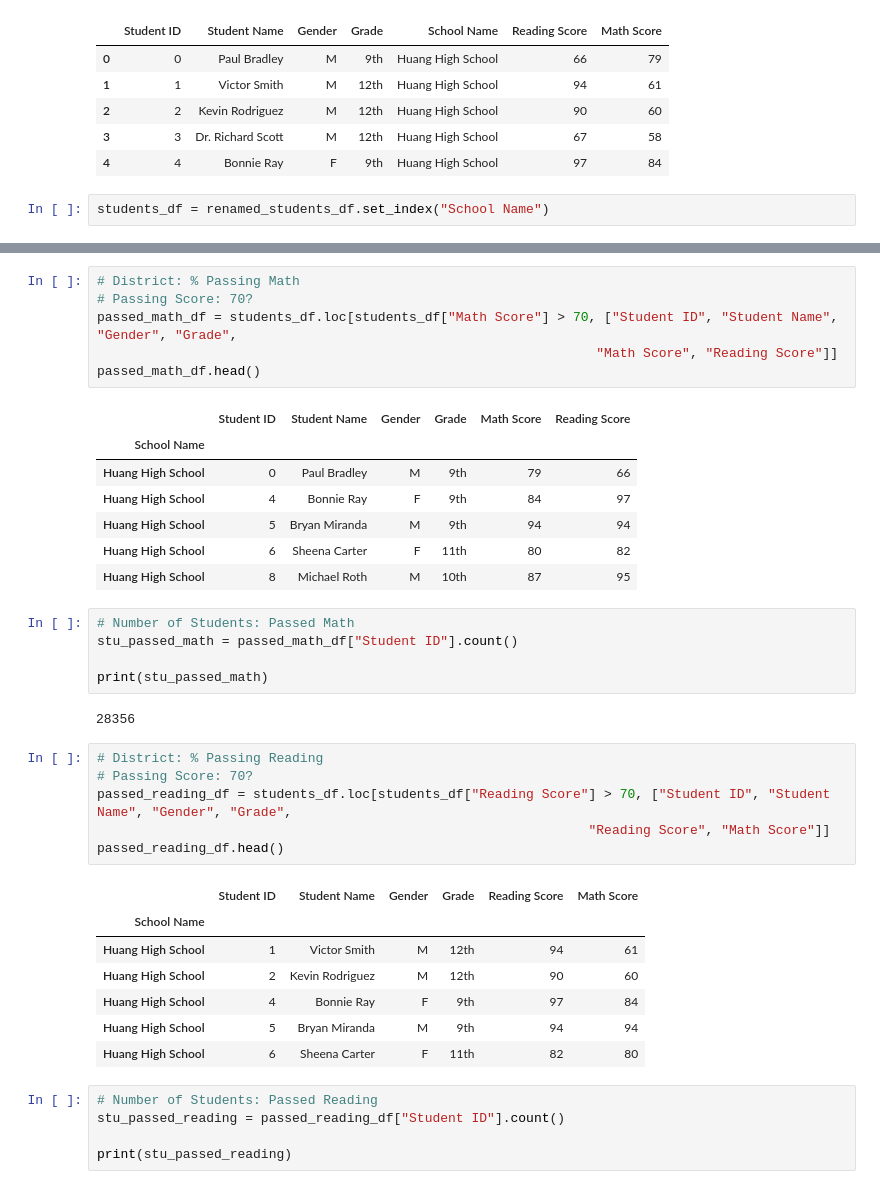
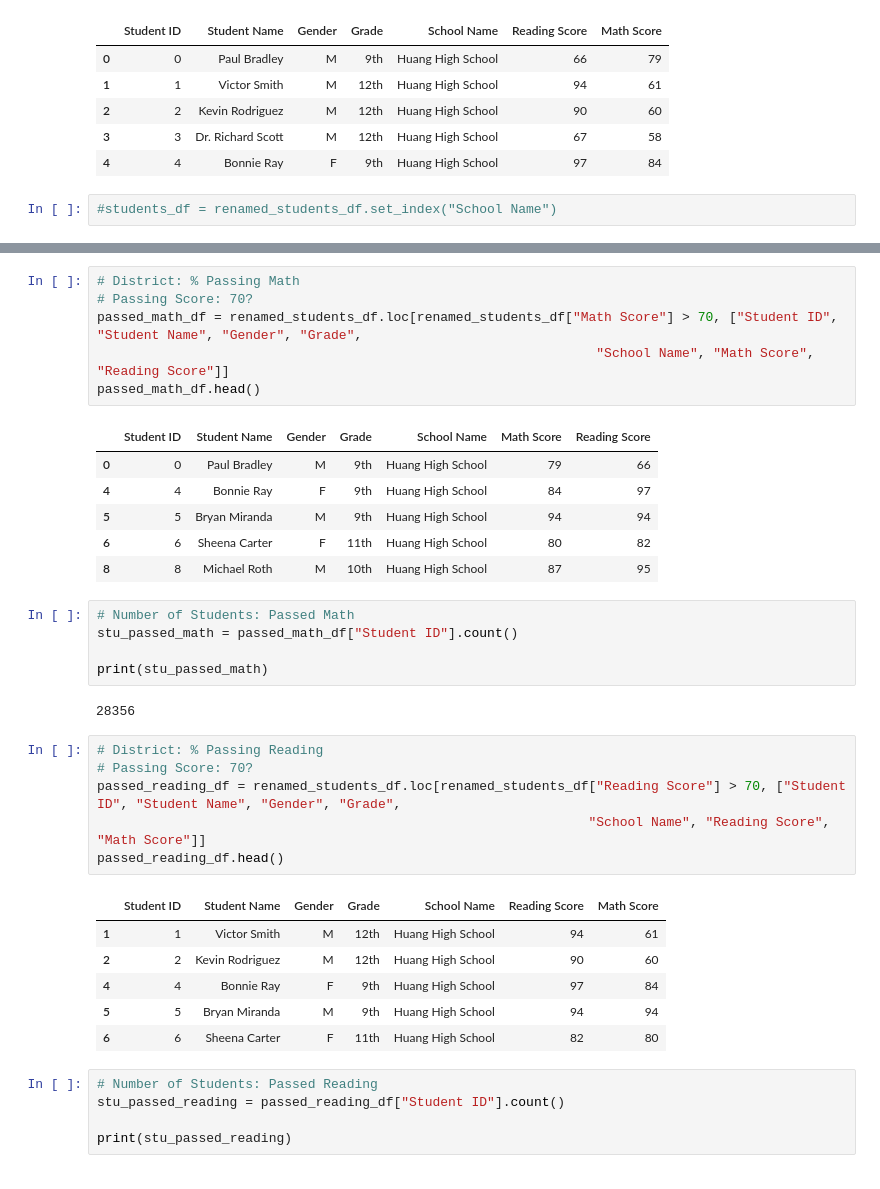
Before and after one commit to juliabrunett/pandas-challenge, a Jupyter notebook: PyCitySchools/PyCitySchools.ipynb, the cells around one changed output, grey strips where cells are left out. Saved outputs shown, nothing was run; the diff lists cells and outputs as text.

Commit message:
Completed school metric code

```diff
--- a/PyCitySchools/PyCitySchools.ipynb
+++ b/PyCitySchools/PyCitySchools.ipynb
@@ -60,5 +52,5 @@ renamed_students_df.head()
 | 3 | 3 | Dr. Richard Scott | M | 12th | Huang High School | 67 | 58 |
 | 4 | 4 | Bonnie Ray | F | 9th | Huang High School | 97 | 84 |
 # %%
-students_df = renamed_students_df.set_index("School Name")
+#students_df = renamed_students_df.set_index("School Name")
 # %%
@@ -127,17 +119,16 @@ Name: Reading Score, dtype: float64
 # %%
 # District: % Passing Math
 # Passing Score: 70?
-passed_math_df = students_df.loc[students_df["Math Score"] > 70, ["Student ID", "Student Name", "Gender", "Grade",
-                                                                "Math Score", "Reading Score"]]
+passed_math_df = renamed_students_df.loc[renamed_students_df["Math Score"] > 70, ["Student ID", "Student Name", "Gender", "Grade",
+                                                                "School Name", "Math Score", "Reading Score"]]
 passed_math_df.head()
 # %% [output]
-|  | Student ID | Student Name | Gender | Grade | Math Score | Reading Score |
-| School Name |  |  |  |  |  |  |
-| Huang High School | 0 | Paul Bradley | M | 9th | 79 | 66 |
-| Huang High School | 4 | Bonnie Ray | F | 9th | 84 | 97 |
-| Huang High School | 5 | Bryan Miranda | M | 9th | 94 | 94 |
-| Huang High School | 6 | Sheena Carter | F | 11th | 80 | 82 |
-| Huang High School | 8 | Michael Roth | M | 10th | 87 | 95 |
+|  | Student ID | Student Name | Gender | Grade | School Name | Math Score | Reading Score |
+| 0 | 0 | Paul Bradley | M | 9th | Huang High School | 79 | 66 |
+| 4 | 4 | Bonnie Ray | F | 9th | Huang High School | 84 | 97 |
+| 5 | 5 | Bryan Miranda | M | 9th | Huang High School | 94 | 94 |
+| 6 | 6 | Sheena Carter | F | 11th | Huang High School | 80 | 82 |
+| 8 | 8 | Michael Roth | M | 10th | Huang High School | 87 | 95 |
 # %%
 # Number of Students: Passed Math
 stu_passed_math = passed_math_df["Student ID"].count()
@@ -148,17 +139,16 @@ print(stu_passed_math)
 # %%
 # District: % Passing Reading
 # Passing Score: 70?
-passed_reading_df = students_df.loc[students_df["Reading Score"] > 70, ["Student ID", "Student Name", "Gender", "Grade",
-                                                               "Reading Score", "Math Score"]]
+passed_reading_df = renamed_students_df.loc[renamed_students_df["Reading Score"] > 70, ["Student ID", "Student Name", "Gender", "Grade",
+                                                               "School Name", "Reading Score", "Math Score"]]
 passed_reading_df.head()
 # %% [output]
-|  | Student ID | Student Name | Gender | Grade | Reading Score | Math Score |
-| School Name |  |  |  |  |  |  |
-| Huang High School | 1 | Victor Smith | M | 12th | 94 | 61 |
-| Huang High School | 2 | Kevin Rodriguez | M | 12th | 90 | 60 |
-| Huang High School | 4 | Bonnie Ray | F | 9th | 97 | 84 |
-| Huang High School | 5 | Bryan Miranda | M | 9th | 94 | 94 |
-| Huang High School | 6 | Sheena Carter | F | 11th | 82 | 80 |
+|  | Student ID | Student Name | Gender | Grade | School Name | Reading Score | Math Score |
+| 1 | 1 | Victor Smith | M | 12th | Huang High School | 94 | 61 |
+| 2 | 2 | Kevin Rodriguez | M | 12th | Huang High School | 90 | 60 |
+| 4 | 4 | Bonnie Ray | F | 9th | Huang High School | 97 | 84 |
+| 5 | 5 | Bryan Miranda | M | 9th | Huang High School | 94 | 94 |
+| 6 | 6 | Sheena Carter | F | 11th | Huang High School | 82 | 80 |
 # %%
 # Number of Students: Passed Reading
 stu_passed_reading = passed_reading_df["Student ID"].count()
```
Also changed, not shown: parts of 24 cells of this notebook.
